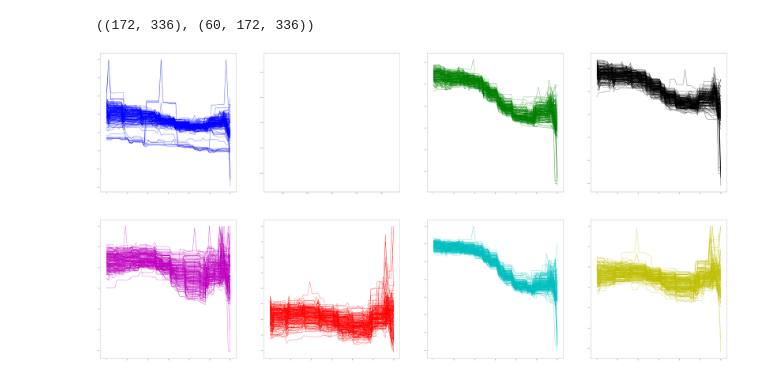
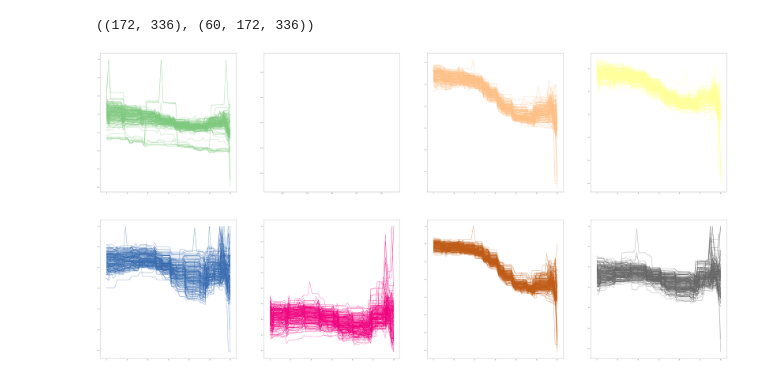
Before and after one commit to korewayume/MLCookbook, a Jupyter notebook: notebooks/ndvi-time-curve-new.ipynb, the cells around one changed output. Saved outputs shown, nothing was run; the diff lists cells and outputs as text; code cells hidden in the pictures.

```diff
--- a/notebooks/ndvi-time-curve-new.ipynb
+++ b/notebooks/ndvi-time-curve-new.ipynb
@@ -110,16 +108,17 @@ np.equal(result, 1).shape, fit_data.shape
 # %%
 time_sequence = np.linspace(0,60,60)
+colors = ['#7fc97f', '#beaed4', '#fdc086', '#ffff99', '#386cb0', '#f0027f', '#bf5b16', '#666666']
 plt.figure(figsize=(100, 50))
 for i in range(n_clusters):
     plt.subplot(241+i)
     if fit_data[:,np.equal(result, i)].shape[1] > 200:
         random_index = np.random.choice(fit_data[:,np.equal(result, i)].shape[1], 200)
     else:
         random_index = np.arange(fit_data[:,np.equal(result, i)].shape[1])
     Y =  fit_data[:,np.equal(result, i)][:,random_index]
     for j in range(random_index.shape[0]):
-        plt.plot(time_sequence, Y[:,j,],  """bcgkmrcy"""[i], label=str(i))
+        plt.plot(time_sequence, Y[:,j,],  colors[i], label=str(i))
     print j
 plt.show()
 # %% [output]
-[figure, old version]
+[figure, new version]
```
Also changed, not shown: parts of 1 cell of this notebook.
